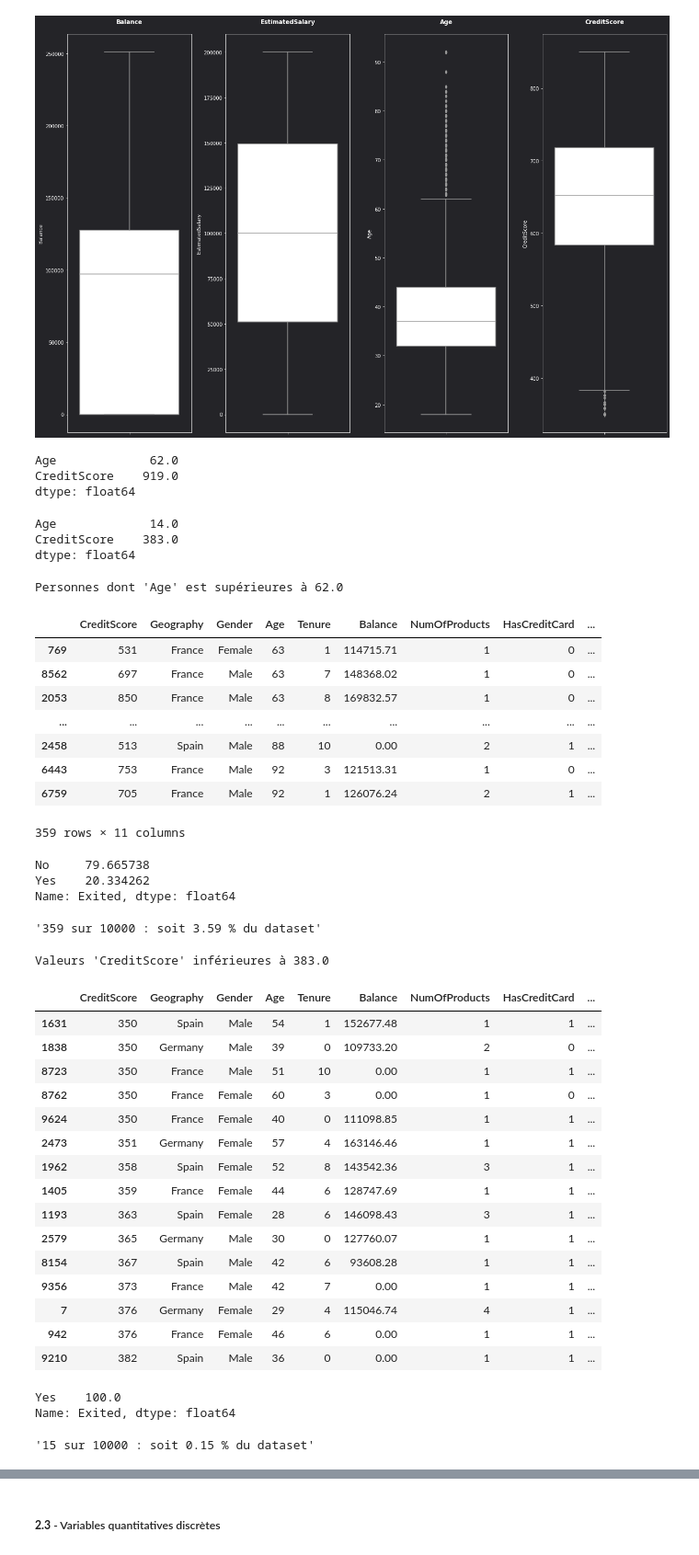
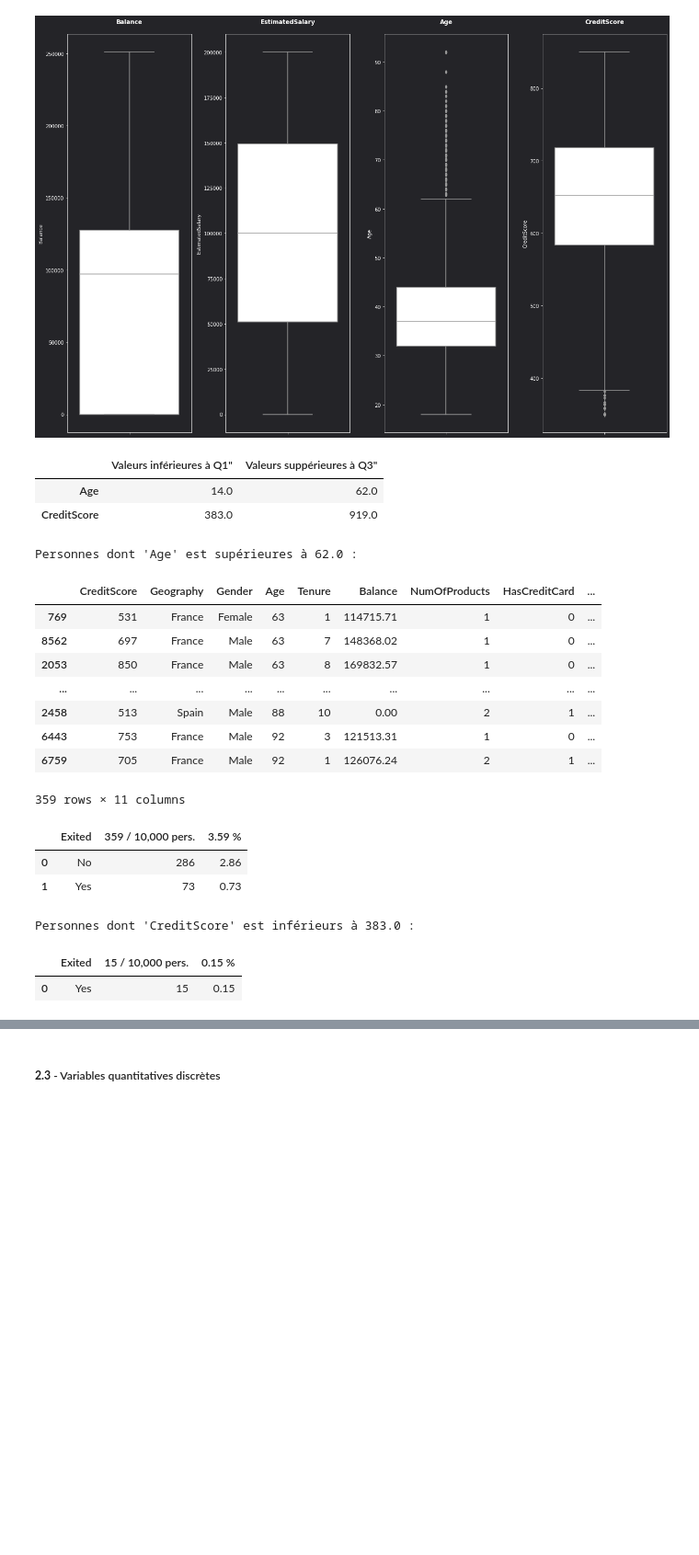
Before and after one commit to ElodieBayet/ai-developer, a Jupyter notebook: 06.projects/02.churn/eda_churn.ipynb, the cells around one changed output, grey strips where cells are left out. Shown at 92% size. Cells and saved outputs as stored; diff of their text form; code cells hidden in the pictures; blank space fills up the shorter version.

```diff
--- a/06.projects/02.churn/eda_churn.ipynb
+++ b/06.projects/02.churn/eda_churn.ipynb
@@ -417,35 +459,38 @@ plt.show()
 # %% [output]
 [figure]
 # %%
-# (!) -
+# (!) - 'Age' Q1 = 14 and Q3 = 62
+# (!) - 'CreditScore' Q1 = 383 and Q3 = 919
 q25 = churn_df[['Age', 'CreditScore']].quantile(.25)
 q75 = churn_df[['Age', 'CreditScore']].quantile(.75)
 iqr = q75 - q25
 lowers = q25 - (1.5 * iqr)
 uppers = q75 + (1.5 * iqr)
 
-display(
-    uppers,
-    lowers
-)
+pd.DataFrame({
+    'Valeurs inférieures à Q1"': lowers,
+    'Valeurs suppérieures à Q3"': uppers,
+})
 # %% [output]
-Age             62.0
-CreditScore    919.0
-dtype: float64
-Age             14.0
-CreditScore    383.0
-dtype: float64
+|  | Valeurs inférieures à Q1" | Valeurs suppérieures à Q3" |
+| Age | 14.0 | 62.0 |
+| CreditScore | 383.0 | 919.0 |
 # %%
 # (!) - Only 3.6% of dataset has Outliers for 'Age', and with the same distribution of Yes / No for 'Exited' (~20%)
-print(f"Personnes dont 'Age' est supérieures à {uppers['Age']}")
+print(f"Personnes dont 'Age' est supérieurs à {uppers['Age']} :")
 age_outliers = churn_df.loc[churn_df['Age'] > uppers['Age']].sort_values('Age')
-age_outliers_exited = age_outliers['Exited'].value_counts(normalize=True) * 100
 
-display(age_outliers, age_outliers_exited)
+display(age_outliers)
 
-f"{age_outliers.shape[0]} sur {churn_df.shape[0]} : soit {((age_outliers.shape[0] / churn_df.shape[0]) * 100):.2f} % du dataset"
+count_age_outliers_ = age_outliers[['Exited']].groupby('Exited').value_counts()
+percent_age_outliers_ = (count_age_outliers_[0] / churn_df.shape[0]) * 100, (count_age_outliers_[1] / churn_df.shape[0]) * 100
+
+pd.DataFrame({
+    f'{age_outliers.shape[0]} / 10,000 pers.': count_age_outliers_,
+    f'{((age_outliers.shape[0] / churn_df.shape[0]) * 100):.2f} %': percent_age_outliers_
+}).reset_index()
 # %% [output]
-Personnes dont 'Age' est supérieures à 62.0
+Personnes dont 'Age' est supérieures à 62.0 :
 |  | CreditScore | Geography | Gender | Age | Tenure | Balance | NumOfProducts | HasCreditCard | ... |
 | 769 | 531 | France | Female | 63 | 1 | 114715.71 | 1 | 0 | ... |
 | 8562 | 697 | France | Male | 63 | 7 | 148368.02 | 1 | 0 | ... |
@@ -455,37 +500,22 @@ Personnes dont 'Age' est supérieures à 62.0
 | 6443 | 753 | France | Male | 92 | 3 | 121513.31 | 1 | 0 | ... |
 | 6759 | 705 | France | Male | 92 | 1 | 126076.24 | 2 | 1 | ... |
 359 rows × 11 columns
-No     79.665738
-Yes    20.334262
-Name: Exited, dtype: float64
-'359 sur 10000 : soit 3.59 % du dataset'
+|  | Exited | 359 / 10,000 pers. | 3.59 % |
+| 0 | No | 286 | 2.86 |
+| 1 | Yes | 73 | 0.73 |
 # %%
 # (!) - Only 0.15% of dataset has Outliers for 'CreditScore', but 100% of them left the Bank
-print(f"Valeurs 'CreditScore' inférieures à {lowers['CreditScore']}")
-credit_score_outliers = churn_df.loc[churn_df['CreditScore'] < lowers['CreditScore']].sort_values('CreditScore')
-credit_score_outliers_exited = credit_score_outliers['Exited'].value_counts(normalize=True) * 100
+print(f"Personnes dont 'CreditScore' est inférieurs à {lowers['CreditScore']} :")
+credit_outliers = churn_df.loc[churn_df['CreditScore'] < lowers['CreditScore']].sort_values('CreditScore')
 
-display(credit_score_outliers, credit_score_outliers_exited)
+count_credit_outliers_ = credit_outliers[['Exited']].groupby('Exited').value_counts()
+percent_credit_outliers_ = (count_credit_outliers_[0] / churn_df.shape[0]) * 100
 
-f"{credit_score_outliers.shape[0]} sur {churn_df.shape[0]} : soit {((credit_score_outliers.shape[0] / churn_df.shape[0]) * 100):.2f} % du dataset"
+pd.DataFrame({
+    f'{credit_outliers.shape[0]} / 10,000 pers.': count_credit_outliers_,
+    f'{((credit_outliers.shape[0] / churn_df.shape[0]) * 100):.2f} %': percent_credit_outliers_
+}).reset_index()
 # %% [output]
-Valeurs 'CreditScore' inférieures à 383.0
+Personnes dont 'CreditScore' est inférieurs à 383.0 :
-|  | CreditScore | Geography | Gender | Age | Tenure | Balance | NumOfProducts | HasCreditCard | ... |
-| 1631 | 350 | Spain | Male | 54 | 1 | 152677.48 | 1 | 1 | ... |
-| 1838 | 350 | Germany | Male | 39 | 0 | 109733.20 | 2 | 0 | ... |
-| 8723 | 350 | France | Male | 51 | 10 | 0.00 | 1 | 1 | ... |
-| 8762 | 350 | France | Female | 60 | 3 | 0.00 | 1 | 0 | ... |
-| 9624 | 350 | France | Female | 40 | 0 | 111098.85 | 1 | 1 | ... |
-| 2473 | 351 | Germany | Female | 57 | 4 | 163146.46 | 1 | 1 | ... |
-| 1962 | 358 | Spain | Female | 52 | 8 | 143542.36 | 3 | 1 | ... |
-| 1405 | 359 | France | Female | 44 | 6 | 128747.69 | 1 | 1 | ... |
-| 1193 | 363 | Spain | Female | 28 | 6 | 146098.43 | 3 | 1 | ... |
-| 2579 | 365 | Germany | Male | 30 | 0 | 127760.07 | 1 | 1 | ... |
-| 8154 | 367 | Spain | Male | 42 | 6 | 93608.28 | 1 | 1 | ... |
-| 9356 | 373 | France | Male | 42 | 7 | 0.00 | 1 | 1 | ... |
-| 7 | 376 | Germany | Female | 29 | 4 | 115046.74 | 4 | 1 | ... |
-| 942 | 376 | France | Female | 46 | 6 | 0.00 | 1 | 1 | ... |
-| 9210 | 382 | Spain | Male | 36 | 0 | 0.00 | 1 | 1 | ... |
+|  | Exited | 15 / 10,000 pers. | 0.15 % |
+| 0 | Yes | 15 | 0.15 |
-Yes    100.0
-Name: Exited, dtype: float64
-'15 sur 10000 : soit 0.15 % du dataset'
```
Also changed, not shown: parts of 31 cells of this notebook.
